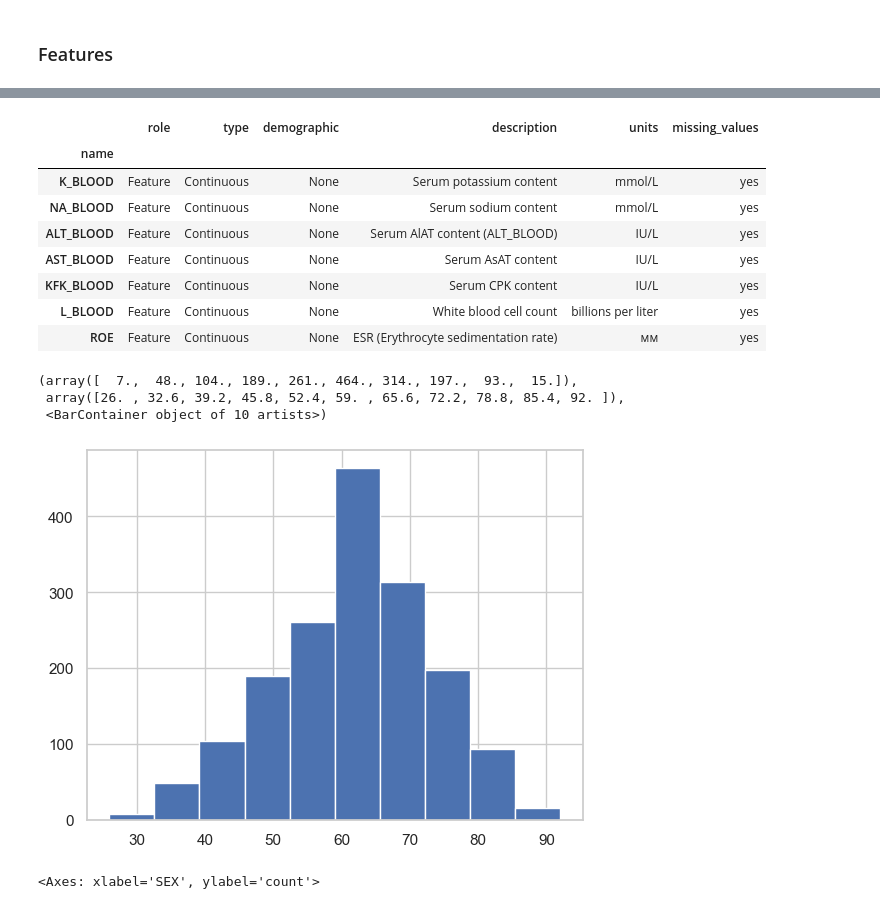
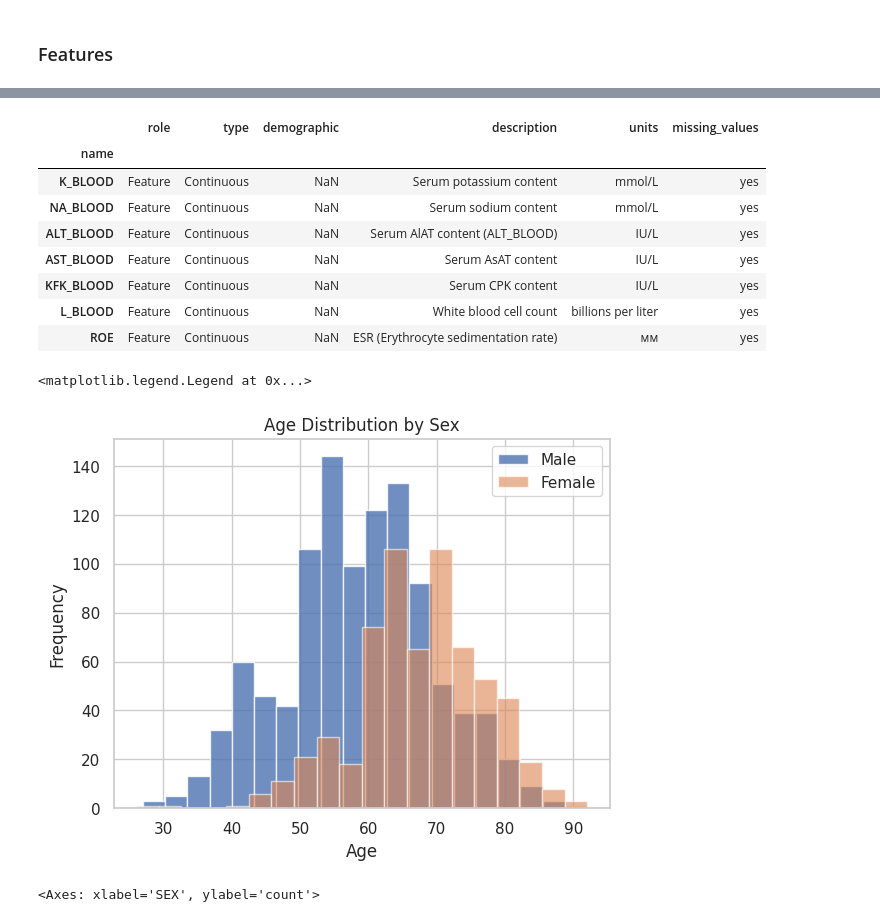
Before and after one commit to AlbertZweistein-2/184.702_MachineLearning, a Jupyter notebook: source/dev.ipynb, the cells around one changed output, grey strips where cells are left out. Drawn from its saved outputs; the diff is of its cells as text; code cells hidden in the pictures.

```diff
--- a/source/dev.ipynb
+++ b/source/dev.ipynb
@@ -361,6 +341,10 @@ There are four possible time moments for complication prediction: on base of the
 4.      the end of the third day (72 hours after admission to the hospital) all input columns (2-112) can be used for prediction.
 
 You can find detailed description of database, descriptive statistics and csv version of database in DOI: 10.25392/leicester.data.12045261.v3
+# %%
+mi_features = pd.read_csv('../datasets/MI/mi_features.csv', index_col=0)
+mi_targets = pd.read_csv('../datasets/MI/mi_targets.csv', index_col=0)
+mi_variables = pd.read_csv('../datasets/MI/mi_variables.csv', index_col=0)
 # %%
 print(f"""
 Dataset Name:          {mi_metadata.name}
@@ -541,20 +526,28 @@ mi_feature_variables[mi_feature_variables["type"] == "Continuous"]
 # %% [output]
 |  | role | type | demographic | description | units | missing_values |
 | name |  |  |  |  |  |  |
-| K_BLOOD | Feature | Continuous | None | Serum potassium content | mmol/L | yes |
-| NA_BLOOD | Feature | Continuous | None | Serum sodium content | mmol/L | yes |
-| ALT_BLOOD | Feature | Continuous | None | Serum AlAT content (ALT_BLOOD) | IU/L | yes |
-| AST_BLOOD | Feature | Continuous | None | Serum AsAT content | IU/L | yes |
-| KFK_BLOOD | Feature | Continuous | None | Serum CPK content | IU/L | yes |
-| L_BLOOD | Feature | Continuous | None | White blood cell count | billions per liter | yes |
-| ROE | Feature | Continuous | None | ESR (Erythrocyte sedimentation rate) | мм | yes |
+| K_BLOOD | Feature | Continuous | NaN | Serum potassium content | mmol/L | yes |
+| NA_BLOOD | Feature | Continuous | NaN | Serum sodium content | mmol/L | yes |
+| ALT_BLOOD | Feature | Continuous | NaN | Serum AlAT content (ALT_BLOOD) | IU/L | yes |
+| AST_BLOOD | Feature | Continuous | NaN | Serum AsAT content | IU/L | yes |
+| KFK_BLOOD | Feature | Continuous | NaN | Serum CPK content | IU/L | yes |
+| L_BLOOD | Feature | Continuous | NaN | White blood cell count | billions per liter | yes |
+| ROE | Feature | Continuous | NaN | ESR (Erythrocyte sedimentation rate) | мм | yes |
 # %%
-plt.hist(mi_features["AGE"])
+male_mean_age = mi_features[mi_features["SEX"] == 1]["AGE"].mean()
+female_mean_age = mi_features[mi_features["SEX"] == 0]["AGE"].mean()
+male_std_age = mi_features[mi_features["SEX"] == 1]["AGE"].std()
+female_std_age = mi_features[mi_features["SEX"] == 0]["AGE"].std()
+plt.hist(mi_features[mi_features["SEX"] == 1]["AGE"], label='Male', alpha=0.8, bins=20)
+plt.hist(mi_features[mi_features["SEX"] == 0]["AGE"], label='Female', alpha=0.6, bins=20)
+
+plt.xlabel('Age')
+plt.ylabel('Frequency')
+plt.title('Age Distribution by Sex')
+plt.legend()
 # %% [output]
-(array([  7.,  48., 104., 189., 261., 464., 314., 197.,  93.,  15.]),
- array([26. , 32.6, 39.2, 45.8, 52.4, 59. , 65.6, 72.2, 78.8, 85.4, 92. ]),
- <BarContainer object of 10 artists>)
+<matplotlib.legend.Legend at 0x...>
-[figure, old version]
+[figure, new version]
 # %%
 sns.countplot(data=mi_features, x='SEX')
 # %% [output]
```
Also changed, not shown: parts of 13 cells of this notebook, 11 other files.
